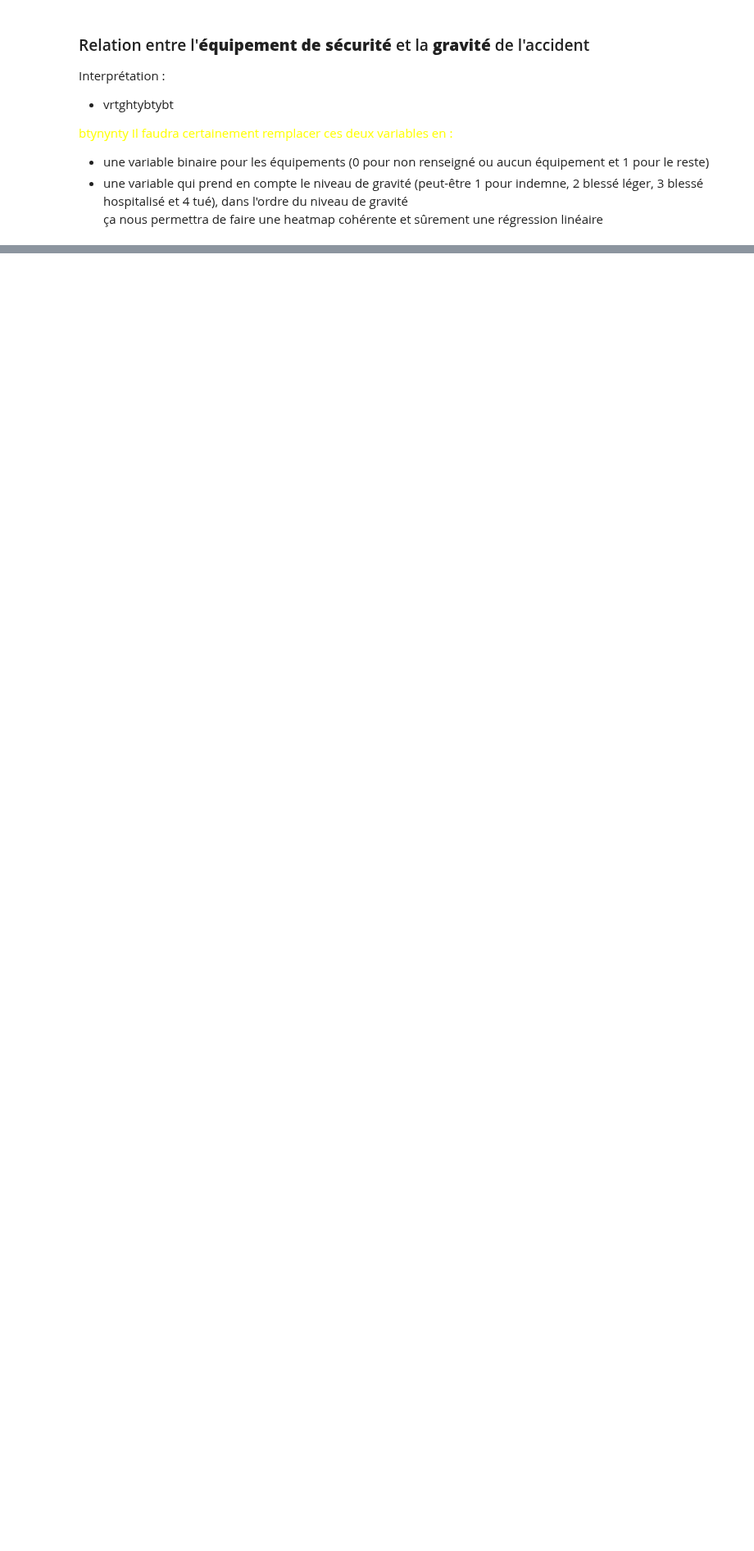
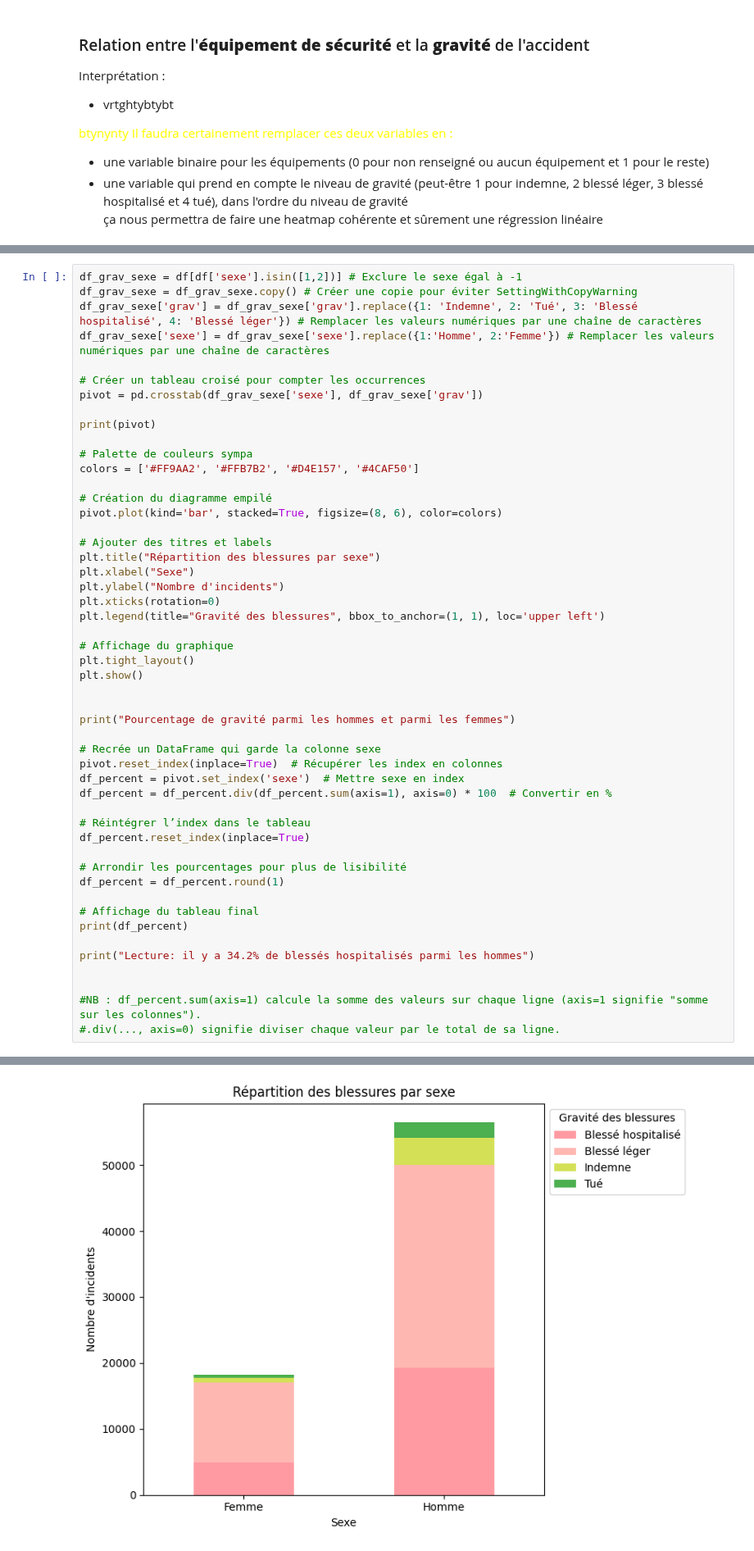
Before and after one commit to adeligny/bicycle_accident, a Jupyter notebook: notebook/eda.ipynb, the cells around one changed output, grey strips where cells are left out. Shown at 82% size. Saved outputs shown, nothing was run; the diff lists cells and outputs as text; blank space fills up the shorter version.

```diff
--- a/notebook/eda.ipynb
+++ b/notebook/eda.ipynb
@@ -701,0 +709,51 @@ Dispositif enfants                8978         21275     2545   809
+# %%
+df_grav_sexe = df[df['sexe'].isin([1,2])] # Exclure le sexe égal à -1
+df_grav_sexe = df_grav_sexe.copy() # Créer une copie pour éviter SettingWithCopyWarning
+df_grav_sexe['grav'] = df_grav_sexe['grav'].replace({1: 'Indemne', 2: 'Tué', 3: 'Blessé hospitalisé', 4: 'Blessé léger'}) # Remplacer les valeurs numériques par une chaîne de caractères
+df_grav_sexe['sexe'] = df_grav_sexe['sexe'].replace({1:'Homme', 2:'Femme'}) # Remplacer les valeurs numériques par une chaîne de caractères
+
+# Créer un tableau croisé pour compter les occurrences
+pivot = pd.crosstab(df_grav_sexe['sexe'], df_grav_sexe['grav'])
+
+print(pivot)
+
+# Palette de couleurs sympa
+colors = ['#FF9AA2', '#FFB7B2', '#D4E157', '#4CAF50']
+
+# Création du diagramme empilé
+pivot.plot(kind='bar', stacked=True, figsize=(8, 6), color=colors)
+
+# Ajouter des titres et labels
+plt.title("Répartition des blessures par sexe")
+plt.xlabel("Sexe")
+plt.ylabel("Nombre d'incidents")
+plt.xticks(rotation=0)
+plt.legend(title="Gravité des blessures", bbox_to_anchor=(1, 1), loc='upper left')
+
+# Affichage du graphique
+plt.tight_layout()
+plt.show()
+
+
+print("Pourcentage de gravité parmi les hommes et parmi les femmes")
+
+# Recrée un DataFrame qui garde la colonne sexe
+pivot.reset_index(inplace=True)  # Récupérer les index en colonnes
+df_percent = pivot.set_index('sexe')  # Mettre sexe en index
+df_percent = df_percent.div(df_percent.sum(axis=1), axis=0) * 100  # Convertir en %
+
+# Réintégrer l’index dans le tableau
+df_percent.reset_index(inplace=True)
+
+# Arrondir les pourcentages pour plus de lisibilité
+df_percent = df_percent.round(1)
+
+# Affichage du tableau final
+print(df_percent)
+
+print("Lecture: il y a 34.2% de blessés hospitalisés parmi les hommes")
+
+
+#NB : df_percent.sum(axis=1) calcule la somme des valeurs sur chaque ligne (axis=1 signifie "somme sur les colonnes").
+#.div(..., axis=0) signifie diviser chaque valeur par le total de sa ligne.
+# %% [output]
@@ -701,0 +764 @@ Dispositif enfants                8978         21275     2545   809
+[figure, added]
```
Also changed, not shown: parts of 2 cells of this notebook.
